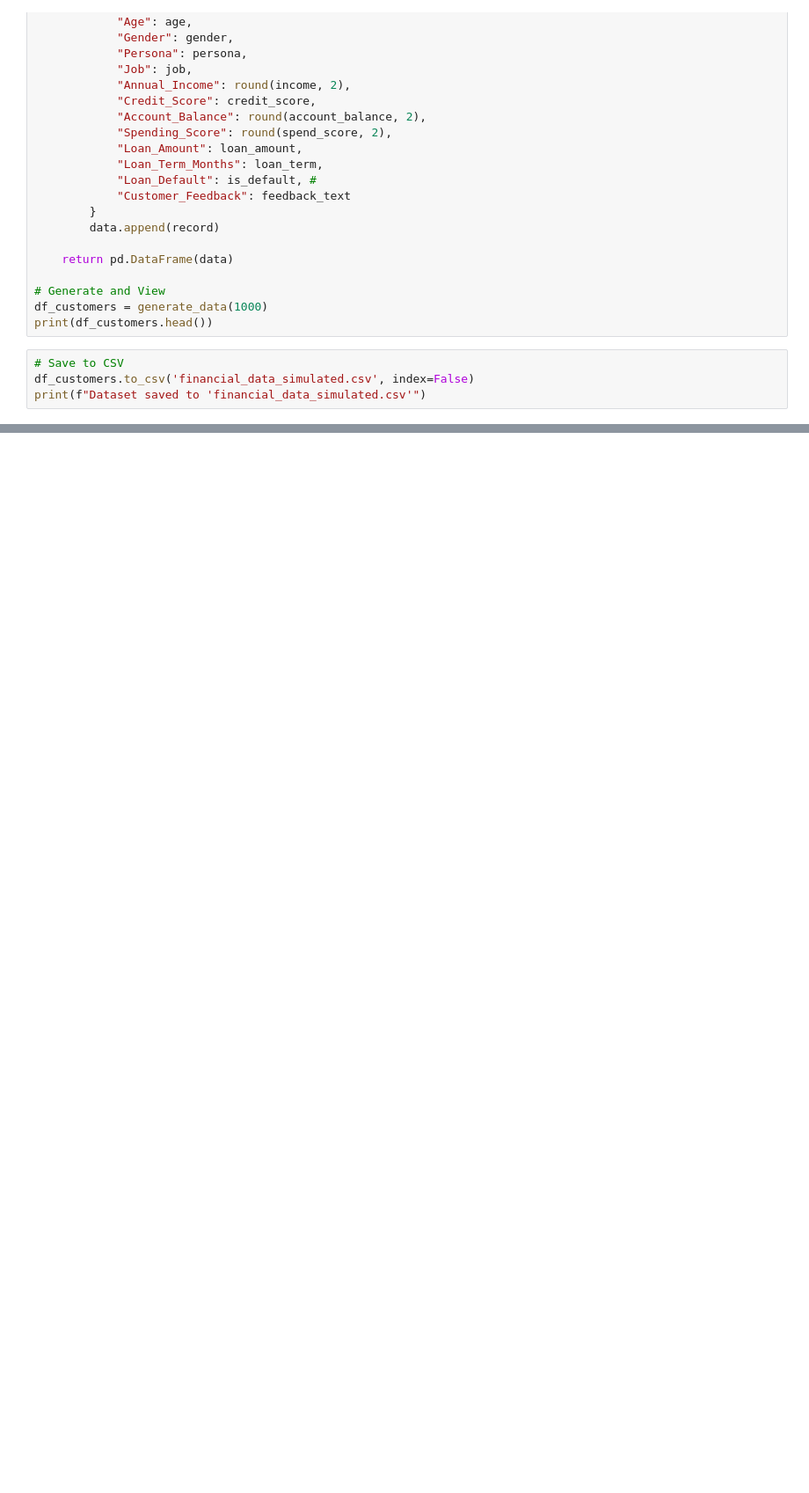
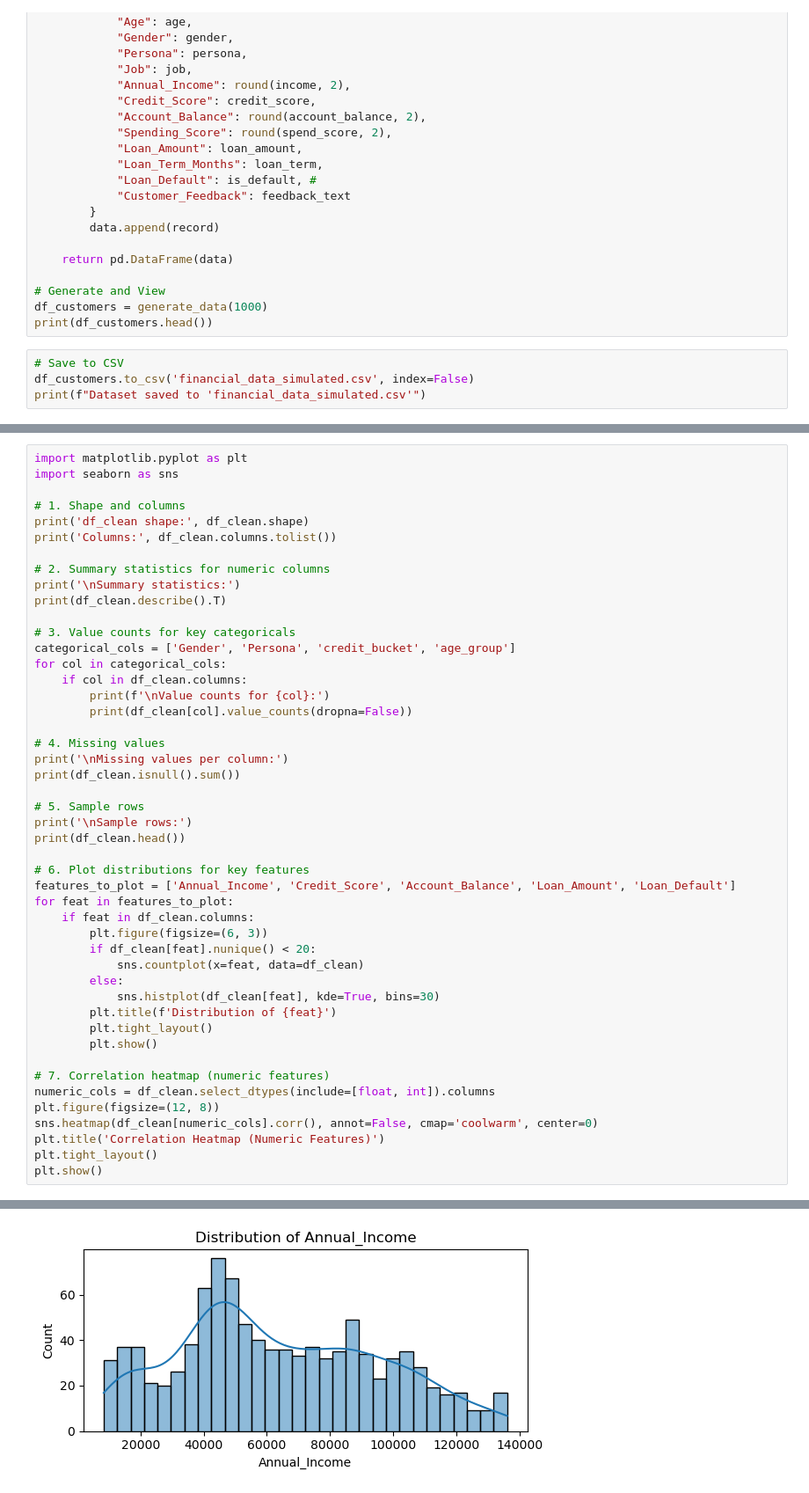
Before and after one commit to PoisonDarterz/wie3007_assignment, a Jupyter notebook: group_project.ipynb, the cells around one changed output, grey strips where cells are left out. Shown at 88% size. Drawn from its saved outputs; the diff is of its cells as text; blank space fills up the shorter version.

```diff
--- a/group_project.ipynb
+++ b/group_project.ipynb
@@ -279,0 +609,48 @@ print(f"Dataset saved to 'financial_data_simulated.csv'")
+# %%
+import matplotlib.pyplot as plt
+import seaborn as sns
+
+# 1. Shape and columns
+print('df_clean shape:', df_clean.shape)
+print('Columns:', df_clean.columns.tolist())
+
+# 2. Summary statistics for numeric columns
+print('\nSummary statistics:')
+print(df_clean.describe().T)
+
+# 3. Value counts for key categoricals
+categorical_cols = ['Gender', 'Persona', 'credit_bucket', 'age_group']
+for col in categorical_cols:
+    if col in df_clean.columns:
+        print(f'\nValue counts for {col}:')
+        print(df_clean[col].value_counts(dropna=False))
+
+# 4. Missing values
+print('\nMissing values per column:')
+print(df_clean.isnull().sum())
+
+# 5. Sample rows
+print('\nSample rows:')
+print(df_clean.head())
+
+# 6. Plot distributions for key features
+features_to_plot = ['Annual_Income', 'Credit_Score', 'Account_Balance', 'Loan_Amount', 'Loan_Default']
+for feat in features_to_plot:
+    if feat in df_clean.columns:
+        plt.figure(figsize=(6, 3))
+        if df_clean[feat].nunique() < 20:
+            sns.countplot(x=feat, data=df_clean)
+        else:
+            sns.histplot(df_clean[feat], kde=True, bins=30)
+        plt.title(f'Distribution of {feat}')
+        plt.tight_layout()
+        plt.show()
+
+# 7. Correlation heatmap (numeric features)
+numeric_cols = df_clean.select_dtypes(include=[float, int]).columns
+plt.figure(figsize=(12, 8))
+sns.heatmap(df_clean[numeric_cols].corr(), annot=False, cmap='coolwarm', center=0)
+plt.title('Correlation Heatmap (Numeric Features)')
+plt.tight_layout()
+plt.show()
+# %% [output]
@@ -279,0 +674 @@ print(f"Dataset saved to 'financial_data_simulated.csv'")
+[figure, added]
```
Also changed, not shown: parts of 10 cells of this notebook, 1 other file.
